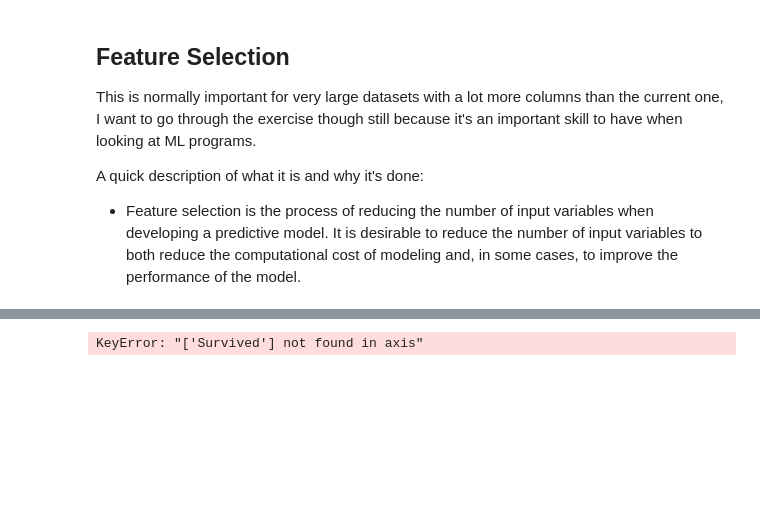
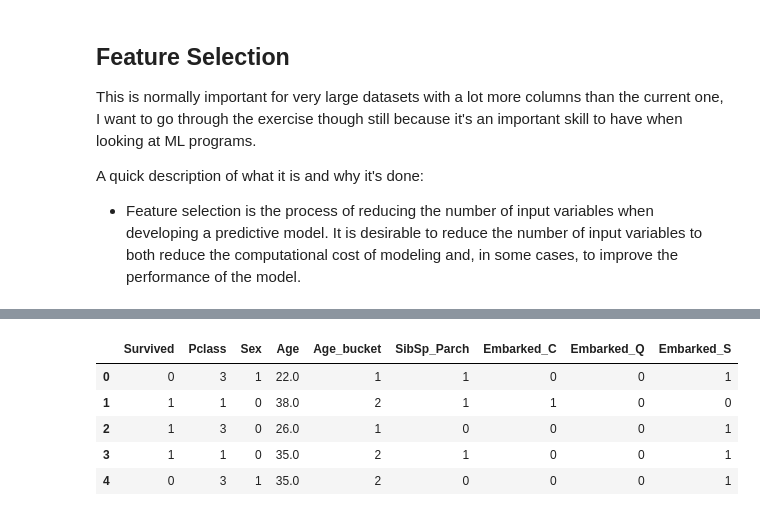
Before and after one commit to Codeman27Org/Kaggle_TitanicML, a Jupyter notebook: Titanic.ipynb, the cells around one changed output, grey strips where cells are left out. Drawn from its saved outputs; the diff is of its cells as text; code cells hidden in the pictures; blank space fills up the shorter version.

```diff
--- a/Titanic.ipynb
+++ b/Titanic.ipynb
@@ -351,0 +358,3 @@ train.head()
+# %%
+train = train.join(pd.get_dummies(train['Embarked'],prefix='Embarked'))
+train.drop('Embarked', axis=1, inplace=True)
@@ -352,9 +363,18 @@ train.head()
+# %%
+le = preprocessing.LabelEncoder()
+
+train['Age_bucket'] = le.fit_transform(train['Age_bucket'])
+# %%
+train.head()
+# %% [output]
+|  | Survived | Pclass | Sex | Age | Age_bucket | SibSp_Parch | Embarked_C | Embarked_Q | Embarked_S |
+| 0 | 0 | 3 | 1 | 22.0 | 1 | 1 | 0 | 0 | 1 |
+| 1 | 1 | 1 | 0 | 38.0 | 2 | 1 | 1 | 0 | 0 |
+| 2 | 1 | 3 | 0 | 26.0 | 1 | 0 | 0 | 0 | 1 |
+| 3 | 1 | 1 | 0 | 35.0 | 2 | 1 | 0 | 0 | 1 |
+| 4 | 0 | 3 | 1 | 35.0 | 2 | 0 | 0 | 0 | 1 |
 # %%
 from sklearn.feature_selection import SelectKBest, f_classif
 # %%
 X = train.drop(['Survived'], axis=1)
 y = train['Survived']
-
-SelectKBest(f_classif, k=5).fit_transform()
-# %% [output]
-KeyError: "['Survived'] not found in axis"
```
Also changed, not shown: parts of 7 cells of this notebook.
